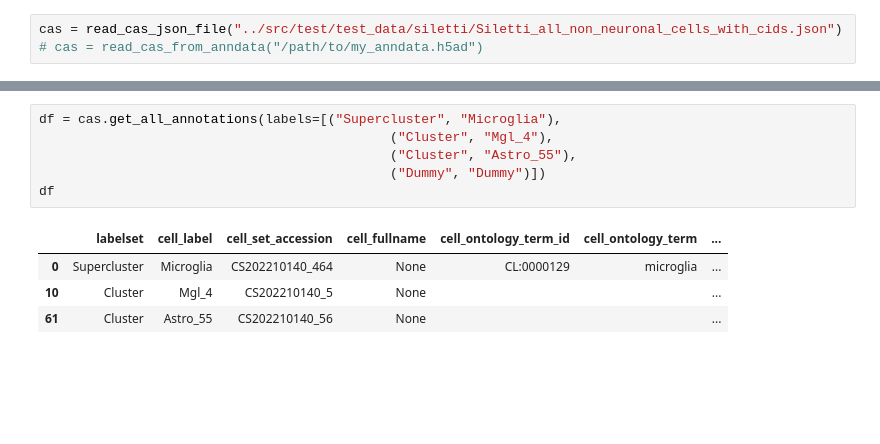
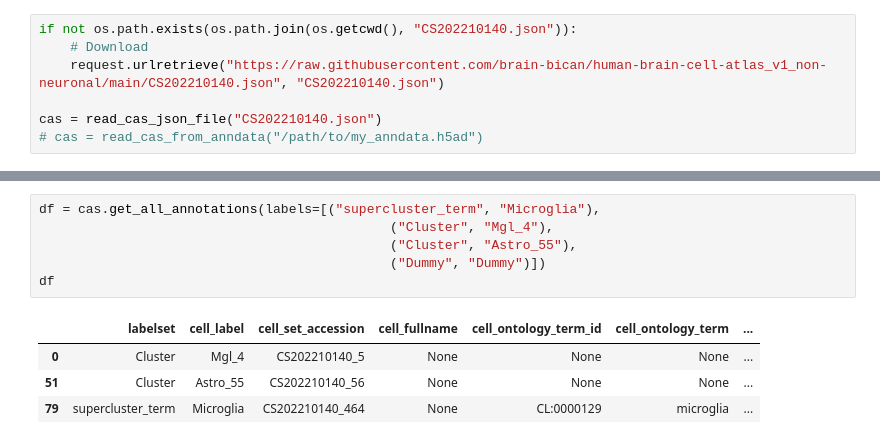
Before and after one commit to cellannotation/cas-tools, a Jupyter notebook: notebooks/test_reports.ipynb, the cells around one changed output, grey strips where cells are left out. Cells and saved outputs as stored; diff of their text form; blank space fills up the shorter version.

```diff
--- a/notebooks/test_reports.ipynb
+++ b/notebooks/test_reports.ipynb
@@ -26,7 +29,11 @@ import pandas as pd
 from cas.reports import get_all_annotations
 from cas.file_utils import read_cas_json_file, read_cas_from_anndata
 # %%
-cas = read_cas_json_file("../src/test/test_data/siletti/Siletti_all_non_neuronal_cells_with_cids.json")
+if not os.path.exists(os.path.join(os.getcwd(), "CS202210140.json")):
+    # Download
+    request.urlretrieve("https://raw.githubusercontent.com/brain-bican/human-brain-cell-atlas_v1_non-neuronal/main/CS202210140.json", "CS202210140.json")
+
+cas = read_cas_json_file("CS202210140.json")
 # cas = read_cas_from_anndata("/path/to/my_anndata.h5ad")
 # %%
 df = cas.get_all_annotations()
@@ -47,12 +54,12 @@ df
 89 rows × 14 columns
 # %%
-df = cas.get_all_annotations(labels=[("Supercluster", "Microglia"),
+df = cas.get_all_annotations(labels=[("supercluster_term", "Microglia"),
                                              ("Cluster", "Mgl_4"),
                                              ("Cluster", "Astro_55"),
                                              ("Dummy", "Dummy")])
 df
 # %% [output]
 |  | labelset | cell_label | cell_set_accession | cell_fullname | cell_ontology_term_id | cell_ontology_term | ... |
-| 0 | Supercluster | Microglia | CS202210140_464 | None | CL:0000129 | microglia | ... |
-| 10 | Cluster | Mgl_4 | CS202210140_5 | None |  |  | ... |
-| 61 | Cluster | Astro_55 | CS202210140_56 | None |  |  | ... |
+| 0 | Cluster | Mgl_4 | CS202210140_5 | None | None | None | ... |
+| 51 | Cluster | Astro_55 | CS202210140_56 | None | None | None | ... |
+| 79 | supercluster_term | Microglia | CS202210140_464 | None | CL:0000129 | microglia | ... |
```
Also changed, not shown: parts of 3 cells of this notebook, 1 other file.
